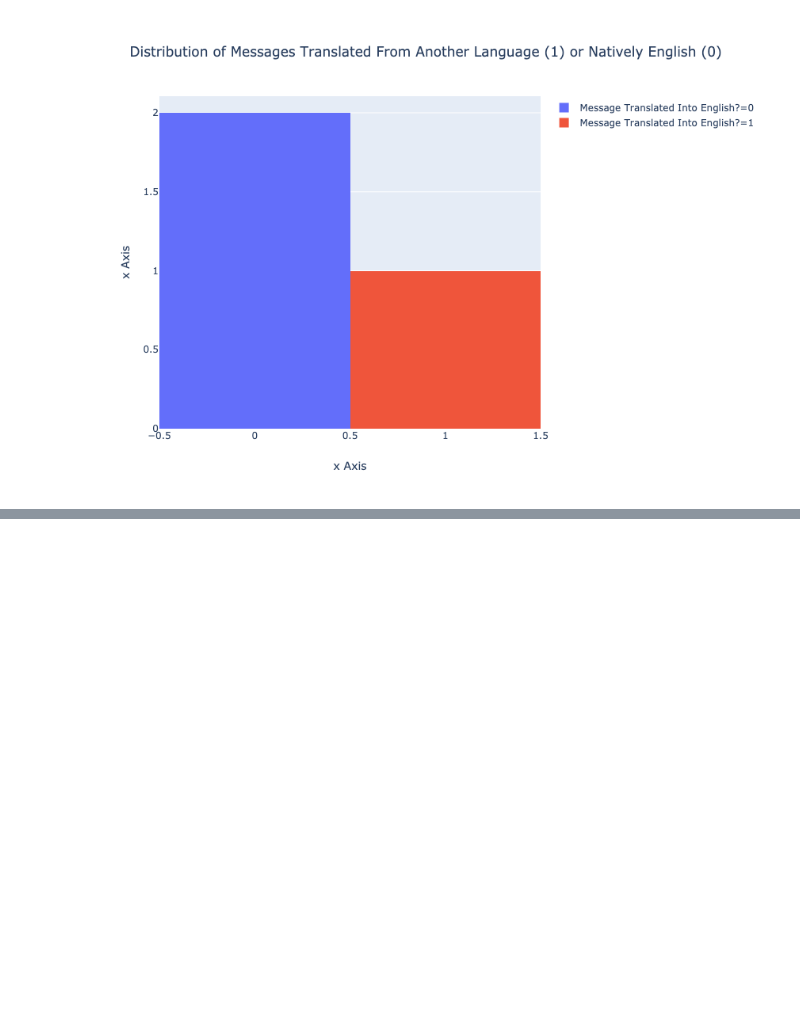
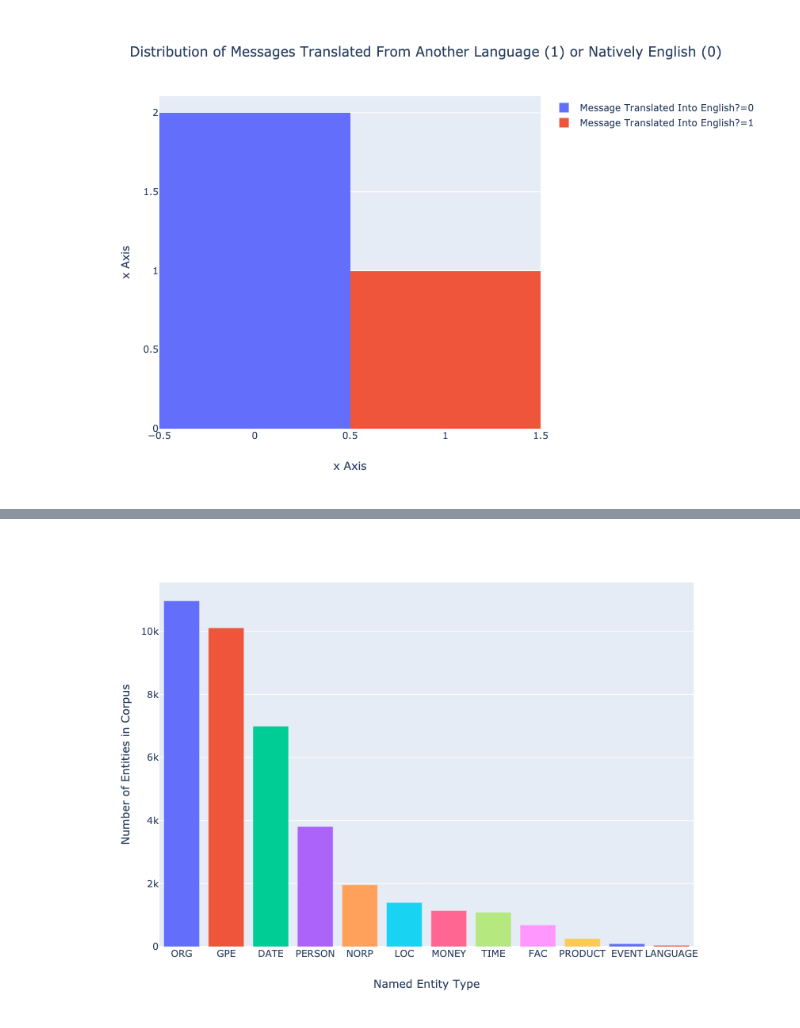
Before and after one commit to emigre459/disaster-prone-nlp, a Jupyter notebook: notebooks/Visualizations.ipynb, the cells around one changed output, grey strips where cells are left out. Cells and saved outputs as stored; diff of their text form; code cells hidden in the pictures; blank space fills up the shorter version.

Commit message:
Add visual of number of named entities across corpus to web app

```diff
--- a/notebooks/Visualizations.ipynb
+++ b/notebooks/Visualizations.ipynb
@@ -184,0 +197,18 @@ fig.update_layout(yaxis=graph_objects.layout.YAxis(
+# %%
+melted_entities = features.melt(id_vars=['message'],
+                                value_vars=entities_of_interest,
+                                var_name='entity type',
+                                value_name='count')
+
+# Remove "entity_" from start of each entity type value
+melted_entities['entity type'] = melted_entities['entity type'].str.slice(
+    7,)
+
+melted_entities_bar = melted_entities.groupby('entity type',
+                                              as_index=False)['count'].sum().sort_values('count',
+                                                                                         ascending=False)
+melted_entities_bar.rename(columns={'entity type': 'Named Entity Type',
+                           'count': 'Number of Entities in Corpus'},
+                          inplace=True)
+
+melted_entities_bar
@@ -184,0 +229,9 @@ fig.update_layout(yaxis=graph_objects.layout.YAxis(
+# %%
+fig = px.bar(melted_entities_bar,
+              y='Number of Entities in Corpus',
+             x='Named Entity Type',
+             color='Named Entity Type').update_layout(showlegend=False)
+
+fig
+# %% [output]
+[figure, added]
```
Also changed, not shown: parts of 3 cells of this notebook, 1 other file.
